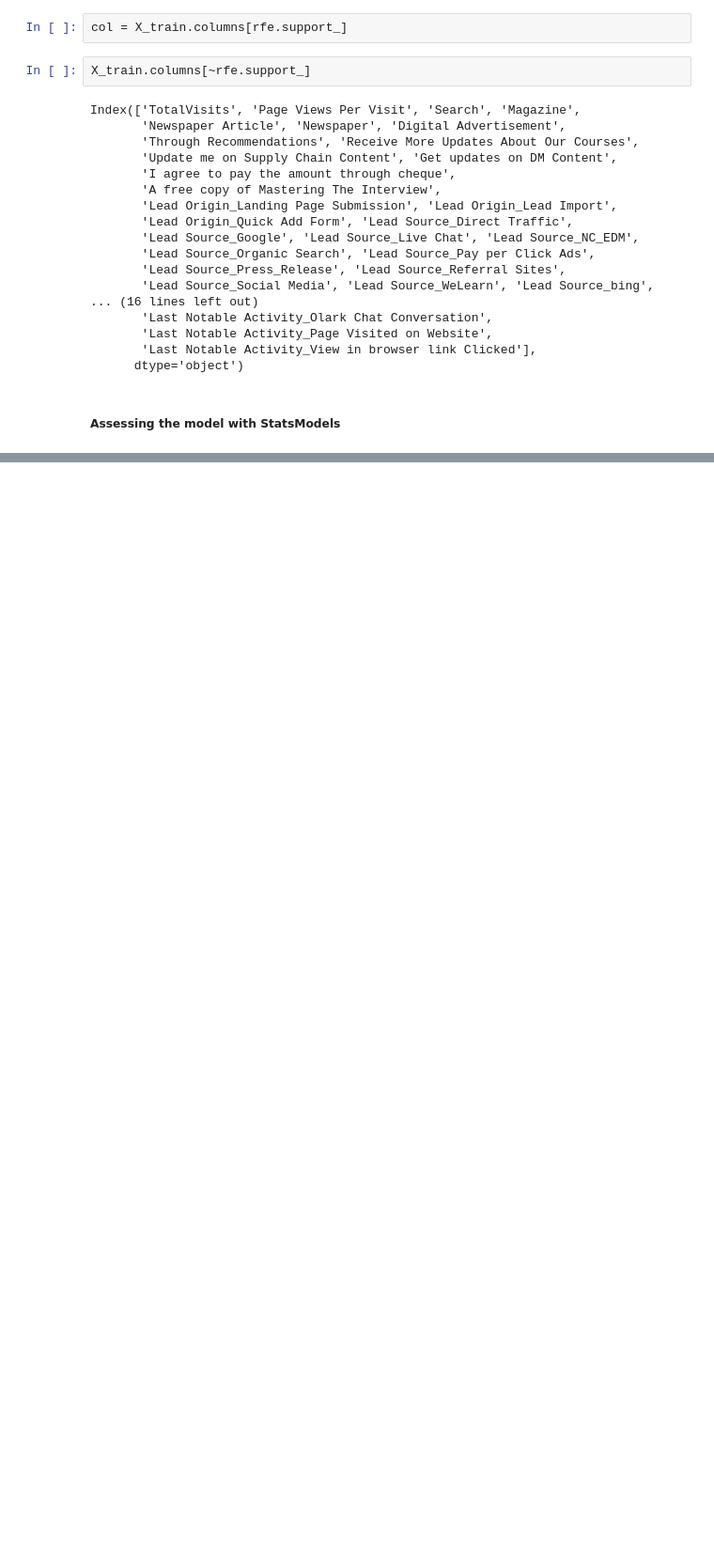
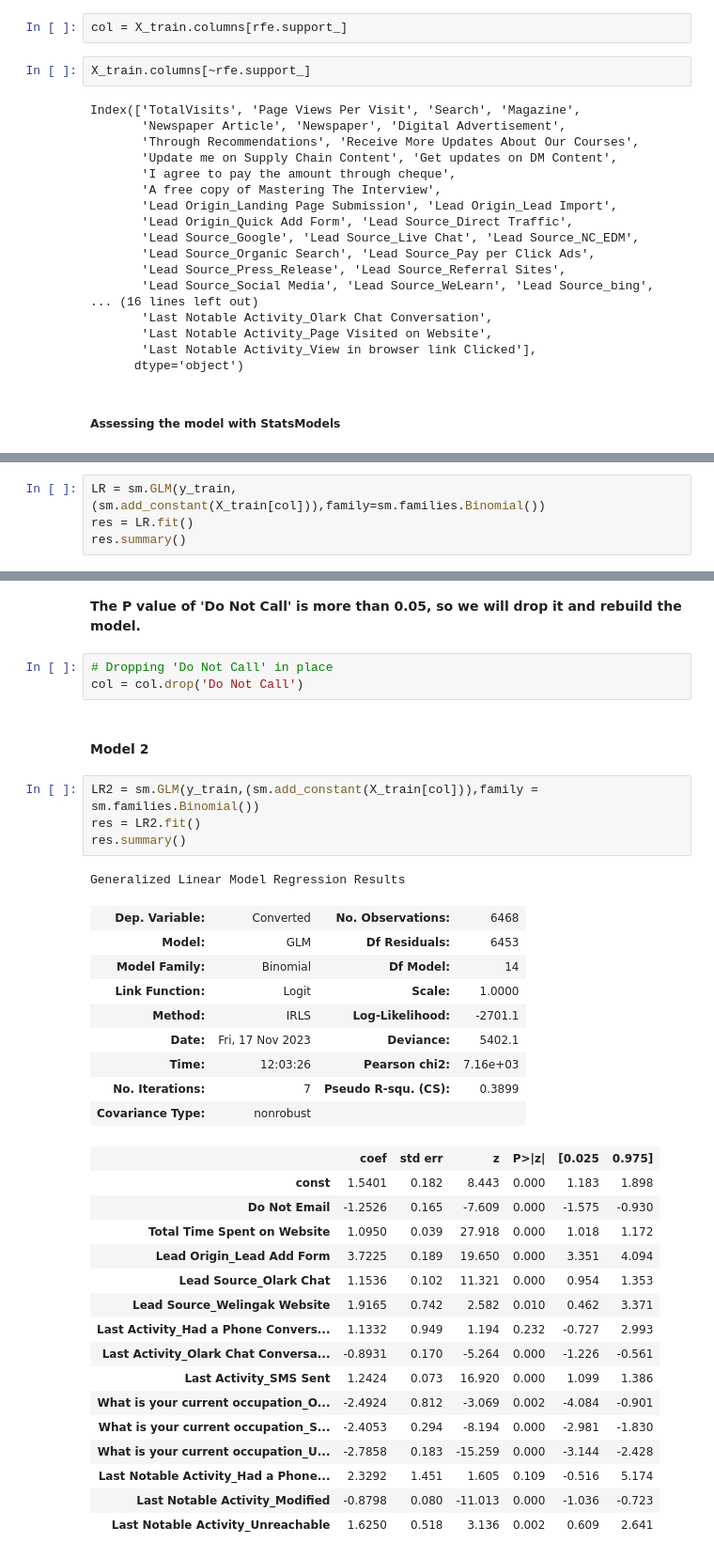
Before and after one commit to hrithikk16/Leads_Scoring_Case_Study, a Jupyter notebook: assign.ipynb, the cells around one changed output, grey strips where cells are left out. Shown at 94% size. Saved outputs shown, nothing was run; the diff lists cells and outputs as text; blank space fills up the shorter version.

```diff
--- a/assign.ipynb
+++ b/assign.ipynb
@@ -813,0 +812,4 @@ Generalized Linear Model Regression Results
+# %%
+LR = sm.GLM(y_train,(sm.add_constant(X_train[col])),family=sm.families.Binomial())
+res = LR.fit()
+res.summary()
@@ -813,0 +870,38 @@ Generalized Linear Model Regression Results
+# %% [markdown]
+<b> The P value of 'Do Not Call' is more than 0.05, so we will drop it and rebuild the model.</b>
+# %%
+# Dropping 'Do Not Call' in place
+col = col.drop('Do Not Call')
+# %% [markdown]
+#### Model 2
+# %%
+LR2 = sm.GLM(y_train,(sm.add_constant(X_train[col])),family = sm.families.Binomial())
+res = LR2.fit()
+res.summary()
+# %% [output]
+Generalized Linear Model Regression Results
+| Dep. Variable: | Converted | No. Observations: | 6468 |
+| Model: | GLM | Df Residuals: | 6453 |
+| Model Family: | Binomial | Df Model: | 14 |
+| Link Function: | Logit | Scale: | 1.0000 |
+| Method: | IRLS | Log-Likelihood: | -2701.1 |
+| Date: | Fri, 17 Nov 2023 | Deviance: | 5402.1 |
+| Time: | 12:03:26 | Pearson chi2: | 7.16e+03 |
+| No. Iterations: | 7 | Pseudo R-squ. (CS): | 0.3899 |
+| Covariance Type: | nonrobust |  |  |
+|  | coef | std err | z | P>|z| | [0.025 | 0.975] |
+| const | 1.5401 | 0.182 | 8.443 | 0.000 | 1.183 | 1.898 |
+| Do Not Email | -1.2526 | 0.165 | -7.609 | 0.000 | -1.575 | -0.930 |
+| Total Time Spent on Website | 1.0950 | 0.039 | 27.918 | 0.000 | 1.018 | 1.172 |
+| Lead Origin_Lead Add Form | 3.7225 | 0.189 | 19.650 | 0.000 | 3.351 | 4.094 |
+| Lead Source_Olark Chat | 1.1536 | 0.102 | 11.321 | 0.000 | 0.954 | 1.353 |
+| Lead Source_Welingak Website | 1.9165 | 0.742 | 2.582 | 0.010 | 0.462 | 3.371 |
+| Last Activity_Had a Phone Convers... | 1.1332 | 0.949 | 1.194 | 0.232 | -0.727 | 2.993 |
+| Last Activity_Olark Chat Conversa... | -0.8931 | 0.170 | -5.264 | 0.000 | -1.226 | -0.561 |
+| Last Activity_SMS Sent | 1.2424 | 0.073 | 16.920 | 0.000 | 1.099 | 1.386 |
+| What is your current occupation_O... | -2.4924 | 0.812 | -3.069 | 0.002 | -4.084 | -0.901 |
+| What is your current occupation_S... | -2.4053 | 0.294 | -8.194 | 0.000 | -2.981 | -1.830 |
+| What is your current occupation_U... | -2.7858 | 0.183 | -15.259 | 0.000 | -3.144 | -2.428 |
+| Last Notable Activity_Had a Phone... | 2.3292 | 1.451 | 1.605 | 0.109 | -0.516 | 5.174 |
+| Last Notable Activity_Modified | -0.8798 | 0.080 | -11.013 | 0.000 | -1.036 | -0.723 |
+| Last Notable Activity_Unreachable | 1.6250 | 0.518 | 3.136 | 0.002 | 0.609 | 2.641 |
```
Also changed, not shown: parts of 80 cells of this notebook.
